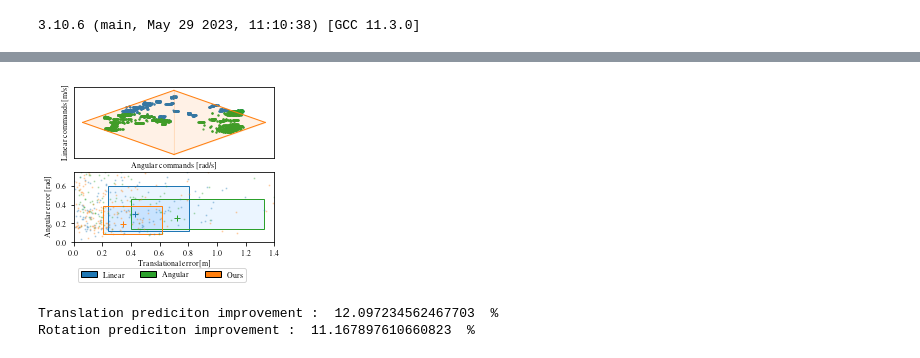
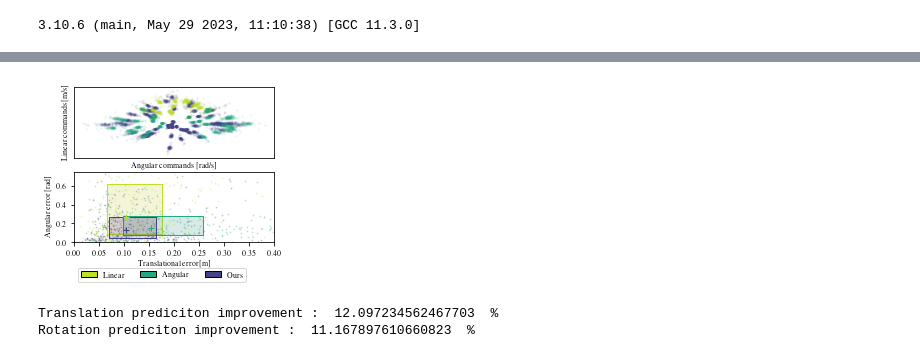
Before and after one commit to norlab-ulaval/norlab_WMRD, a Jupyter notebook: RAL2023/input_space_training.ipynb, the cells around one changed output, grey strips where cells are left out. Saved outputs shown, nothing was run; the diff lists cells and outputs as text; code cells hidden in the pictures.

Commit message:
worked on colormaps

```diff
--- a/RAL2023/input_space_training.ipynb
+++ b/RAL2023/input_space_training.ipynb
@@ -51,13 +51,13 @@ from util.util_func import *
 # dataset_path = '../data/ral2023_dataset/husky/boreal_snow/acceleration_dataset.pkl'
 # dataset_path = '../data/ral2023_dataset/husky/grand_salon_tile_inflated/acceleration_dataset.pkl'
 # dataset_path = '../data/ral2023_dataset/husky/grand_salon_left-deflated/acceleration_dataset.pkl'
-# dataset_path = '../data/ral2023_dataset/marmotte/boreal_snow/acceleration_dataset.pkl'
+dataset_path = '../data/ral2023_dataset/marmotte/boreal_snow/acceleration_dataset.pkl'
 # dataset_path = '../data/ral2023_dataset/marmotte/ga_hard_snow_a/acceleration_dataset.pkl'
 # dataset_path = '../data/ral2023_dataset/marmotte/ga_hard_snow_b/acceleration_dataset.pkl'
 # dataset_path = '../data/ral2023_dataset/marmotte/grand_salon_tile_b/acceleration_dataset.pkl'
 # dataset_path = '../data/ral2023_dataset/warthog_tracks/boreal_mud/acceleration_dataset.pkl'
 # dataset_path = '../data/ral2023_dataset/warthog_tracks/grand-axe_crusted-snow/acceleration_dataset.pkl'
-dataset_path = '../data/ral2023_dataset/warthog_wheels/gravel_1/acceleration_dataset.pkl'
+# dataset_path = '../data/ral2023_dataset/warthog_wheels/gravel_1/acceleration_dataset.pkl'
 
 human_dataset = pd.read_csv('../data/ral2023_dataset/warthog_wheels/crv2020/human-commanded_speeds.csv')
 
@@ -66,8 +66,12 @@ full_dataset = pd.read_pickle(dataset_path)
 full_dataset_length = len(full_dataset)
 train_dataset = full_dataset[:int(full_dataset_length/2)]
 validate_dataset = full_dataset[int(full_dataset_length/2):]
+train_dataset_human = train_dataset[:int(len(train_dataset)/2)]
+train_dataset_doughnut = train_dataset[int(len(train_dataset)/2):]
 
 print(train_dataset.columns)
+print(len(train_dataset_human))
+print(len(train_dataset_doughnut))
 # %% [output]
 Index(['init_icp_x', 'init_icp_y', 'init_icp_z', 'init_icp_roll',
        'init_icp_pitch', 'init_icp_yaw', 'calib_step', 'cmd_left_0',
@@ -970,12 +1100,14 @@ axs1 = fig.add_subplot(gs[1, :])
 fig.set_size_inches(width, height)
 fig.subplots_adjust(left=.14, bottom=0.21, right=.96, top=.97)
 
+cmap = mpl.cm.get_cmap('viridis')
 medians_color = 'C1'
-q1_color = 'C0'
-q2_color = 'C2'
+q1_color = cmap(0.9)
+q2_color = cmap(0.6)
 q3_color = 'C3'
 q4_color = 'C4'
-doughnut_color = 'C1'
+doughnut_color = cmap(0.2)
+alpha_plot = 0.1
 
 boxplot_width = 0.5
 
@@ -987,6 +1119,15 @@ boxplot_width = 0.5
 #                   s=50,
 #                   label='Body vel commands',
 #                  rasterized=True)
+
+doughnut = axs0.scatter(steady_state_encoder_body_vel_yaw_doughnut, steady_state_encoder_body_vel_x_doughnut,
+                  c = doughnut_color,
+                  cmap = 'cividis',
+                  alpha = alpha_plot,
+                  lw=0,
+                  s=5,
+                  label='Body vel commands',
+                 rasterized=True)
 
 q1 = axs0.scatter(steady_state_encoder_body_vel_yaw[q1_calib_mask, :], steady_state_encoder_body_vel_x[q1_calib_mask, :],
                   c = q1_color,
@@ -1006,6 +1147,8 @@ q2 = axs0.scatter(steady_state_encoder_body_vel_yaw[q2_calib_mask, :], steady_st
                   label='Body vel commands',
                  rasterized=True)
 
+
+
 # q3 = axs0.scatter(steady_state_encoder_body_vel_yaw[q3_calib_mask, :], steady_state_encoder_body_vel_x[q3_calib_mask, :],
 #                   c = q3_color,
 #                   cmap = 'cividis',
@@ -1024,15 +1167,23 @@ q2 = axs0.scatter(steady_state_encoder_body_vel_yaw[q2_calib_mask, :], steady_st
 #                   label='Body vel commands',
 #                  rasterized=True)
 
+alpha_2=0.2
+
+axs1.scatter(blr_slip_prediction_errors_q1_translation, blr_slip_prediction_errors_q1_rotation, color=q1_color, s=1, alpha=alpha_2)
+axs1.scatter(blr_slip_prediction_errors_q2_translation, blr_slip_prediction_errors_q2_rotation, color=q2_color, s=1, alpha=alpha_2)
+# axs1.scatter(blr_slip_prediction_errors_q3_rotation, blr_slip_prediction_errors_q3_translation, color=q3_color, s=1, alpha=alpha)
+# axs1.scatter(blr_slip_prediction_errors_q4_rotation, blr_slip_prediction_errors_q4_translation, color=q4_color, s=1, alpha=alpha)
+axs1.scatter(blr_slip_prediction_errors_full_input_space_translation, blr_slip_prediction_errors_full_input_space_rotation, color=doughnut_color, s=1, alpha=alpha_2)
+
 # q1_ellipse = ellipse_from_covariance_matrix(q1_error_covariance, q1_error_means, color=q1_color, alpha_color=(12/255,133/255,255/255,20/255))
 # q1_ellipse = ellipse_from_median_quartiles(q1_interquartile_ranges, q1_error_medians, color=q1_color, alpha_color=(12/255,133/255,255/255,20/255))
-q1_rectangle = rectangle_from_median_quartiles(q1_error_first_quartile, q1_error_third_quartile, q1_error_medians, color=q1_color, alpha_color=(12/255,133/255,255/255,20/255))
+q1_rectangle = rectangle_from_median_quartiles(q1_error_first_quartile, q1_error_third_quartile, q1_error_medians, color=q1_color, alpha_color=(191/255,197/255,10/255,40/255))
 axs1.add_patch(q1_rectangle)
 # q2_ellipse = ellipse_from_covariance_matrix(q2_error_covariance, q2_error_means, color=q2_color, alpha_color=(0/255,156/255,77/255,20/255))
 # q2_ellipse = ellipse_from_median_quartiles(q2_interquartile_ranges, q2_error_medians, color=q2_color, alpha_color=(12/255,133/255,255/255,20/255))
 # axs1.add_patch(q2_ellipse)
 
-q2_rectangle = rectangle_from_median_quartiles(q2_error_first_quartile, q2_error_third_quartile, q2_error_medians, color=q2_color, alpha_color=(12/255,133/255,255/255,20/255))
+q2_rectangle = rectangle_from_median_quartiles(q2_error_first_quartile, q2_error_third_quartile, q2_error_medians, color=q2_color, alpha_color=(2/255,132/255,96/255,40/255))
 axs1.add_patch(q2_rectangle)
 # q3_ellipse = ellipse_from_covariance_matrix(q3_error_covariance, q1_error_means, color=q3_color, alpha_color=(156/255,0/255,1/255,20/255))
 # q3_ellipse = ellipse_from_median_quartiles(q3_interquartile_ranges, q3_error_medians, color=q3_color, alpha_color=(12/255,133/255,255/255,20/255))
@@ -1048,7 +1199,7 @@ axs1.add_patch(q2_rectangle)
 # doughnut_ellipse = ellipse_from_covariance_matrix(doughnut_error_covariance, doughnut_error_means, color=doughnut_color, alpha_color=(156/255,67/255,0/255,20/255))
 # doughnut_ellipse = ellipse_from_median_quartiles(doughnut_interquartile_ranges, doughnut_error_medians, color=doughnut_color, alpha_color=(12/255,133/255,255/255,20/255))
 # axs1.add_patch(doughnut_ellipse)
-doughnut_rectangle = rectangle_from_median_quartiles(doughnut_error_first_quartile, doughnut_error_third_quartile, doughnut_error_medians, color=doughnut_color, alpha_color=(12/255,133/255,255/255,20/255))
+doughnut_rectangle = rectangle_from_median_quartiles(doughnut_error_first_quartile, doughnut_error_third_quartile, doughnut_error_medians, color=doughnut_color, alpha_color=(78/255,0/255,162/255,40/255))
 axs1.add_patch(doughnut_rectangle)
 
 # q1_cross = axs1.scatter(q1_error_means[0], q1_error_means[1], marker='+', c=q1_color)
@@ -1074,30 +1225,24 @@ num_points = 100
 line_width = 1
 alpha = 0.1
 
-char_angular_vel_linspace_negative = np.linspace(maximum_angular_vel_negative, 0, int(num_points / 2)).flatten()
-char_angular_vel_linspace_positive = np.linspace(0, maximum_angular_vel_positive, int(num_points / 2)).flatten()
-char_q1_vel_linspace = np.linspace(0, maximum_linear_vel_positive, int(num_points / 2)).flatten()
-char_q2_vel_linspace = np.linspace(maximum_linear_vel_positive, 0, int(num_points / 2)).flatten()
-char_q3_vel_linspace = np.linspace(maximum_linear_vel_negative, 0, int(num_points / 2)).flatten()
-char_q4_vel_linspace = np.linspace(0, maximum_linear_vel_negative, int(num_points / 2)).flatten()
+# char_angular_vel_linspace_negative = np.linspace(maximum_angular_vel_negative, 0, int(num_points / 2)).flatten()
+# char_angular_vel_linspace_positive = np.linspace(0, maximum_angular_vel_positive, int(num_points / 2)).flatten()
+# char_q1_vel_linspace = np.linspace(0, maximum_linear_vel_positive, int(num_points / 2)).flatten()
+# char_q2_vel_linspace = np.linspace(maximum_linear_vel_positive, 0, int(num_points / 2)).flatten()
+# char_q3_vel_linspace = np.linspace(maximum_linear_vel_negative, 0, int(num_points / 2)).flatten()
+# char_q4_vel_linspace = np.linspace(0, maximum_linear_vel_negative, int(num_points / 2)).flatten()
+#
+# ## plot characterized input space
+# q1_char_input_space = axs0.plot(char_angular_vel_linspace_negative, char_q1_vel_linspace, color=doughnut_color, lw=line_width, label='Characterized')
+# q2_char_input_space = axs0.plot(char_angular_vel_linspace_positive, char_q2_vel_linspace, color=doughnut_color, lw=line_width)
+# q3_char_input_space = axs0.plot(char_angular_vel_linspace_positive, char_q3_vel_linspace, color=doughnut_color, lw=line_width)
+# q4_char_input_space = axs0.plot(char_angular_vel_linspace_negative, char_q4_vel_linspace, color=doughnut_color, lw=line_width)
+# axs0.fill_between(char_angular_vel_linspace_negative, char_q1_vel_linspace, y2=char_q4_vel_linspace, alpha=alpha, color=doughnut_color)
+# axs0.fill_between(char_angular_vel_linspace_positive, char_q2_vel_linspace, y2=char_q3_vel_linspace, alpha=alpha, color=doughnut_color)
 
-## plot characterized input space
-q1_char_input_space = axs0.plot(char_angular_vel_linspace_negative, char_q1_vel_linspace, color=doughnut_color, lw=line_width, label='Characterized')
-q2_char_input_space = axs0.plot(char_angular_vel_linspace_positive, char_q2_vel_linspace, color=doughnut_color, lw=line_width)
-q3_char_input_space = axs0.plot(char_angular_vel_linspace_positive, char_q3_vel_linspace, color=doughnut_color, lw=line_width)
-q4_char_input_space = axs0.plot(char_angular_vel_linspace_negative, char_q4_vel_linspace, color=doughnut_color, lw=line_width)
-axs0.fill_between(char_angular_vel_linspace_negative, char_q1_vel_linspace, y2=char_q4_vel_linspace, alpha=alpha, color=doughnut_color)
-axs0.fill_between(char_angular_vel_linspace_positive, char_q2_vel_linspace, y2=char_q3_vel_linspace, alpha=alpha, color=doughnut_color)
 
-alpha_2=0.25
 
-axs1.scatter(blr_slip_prediction_errors_q1_rotation, blr_slip_prediction_errors_q1_translation, color=q1_color, s=1, alpha=alpha_2)
-axs1.scatter(blr_slip_prediction_errors_q2_rotation, blr_slip_prediction_errors_q2_translation, color=q2_color, s=1, alpha=alpha_2)
-# axs1.scatter(blr_slip_prediction_errors_q3_rotation, blr_slip_prediction_errors_q3_translation, color=q3_color, s=1, alpha=alpha)
-# axs1.scatter(blr_slip_prediction_errors_q4_rotation, blr_slip_prediction_errors_q4_translation, color=q4_color, s=1, alpha=alpha)
-axs1.scatter(blr_slip_prediction_errors_full_input_space_rotation, blr_slip_prediction_errors_full_input_space_translation, color=doughnut_color, s=1, alpha=alpha_2)
-
-axs1.set_xlim(0, 1.4)
+axs1.set_xlim(0, 0.4)
 axs1.set_ylim(0, 0.75)
 
 # axs0.set_aspect('equal')
@@ -1134,5 +1279,5 @@ legend_elements = [Rectangle((0,0), width=5, height=3, facecolor=q1_color, label
 fig.legend(handles=legend_elements, loc='center', ncol=6, bbox_to_anchor=(0.5,0.05), prop={'size': 8})
 
 #
-plt.savefig('figs/sota_vs_doughnut_2_seconds.pdf', dpi=300)
+plt.savefig('figs/sota_vs_doughnut_2_seconds.jpg', dpi=300)
 # %% [output]
@@ -1141,4 +1292,4 @@ Rotation prediciton improvement :  22.379878799367088  %
-[figure, old version]
+[figure, new version]
 # %%
 # Evaluation for 6 second horizons
 
```
Also changed, not shown: parts of 11 cells of this notebook, 9 other files.
